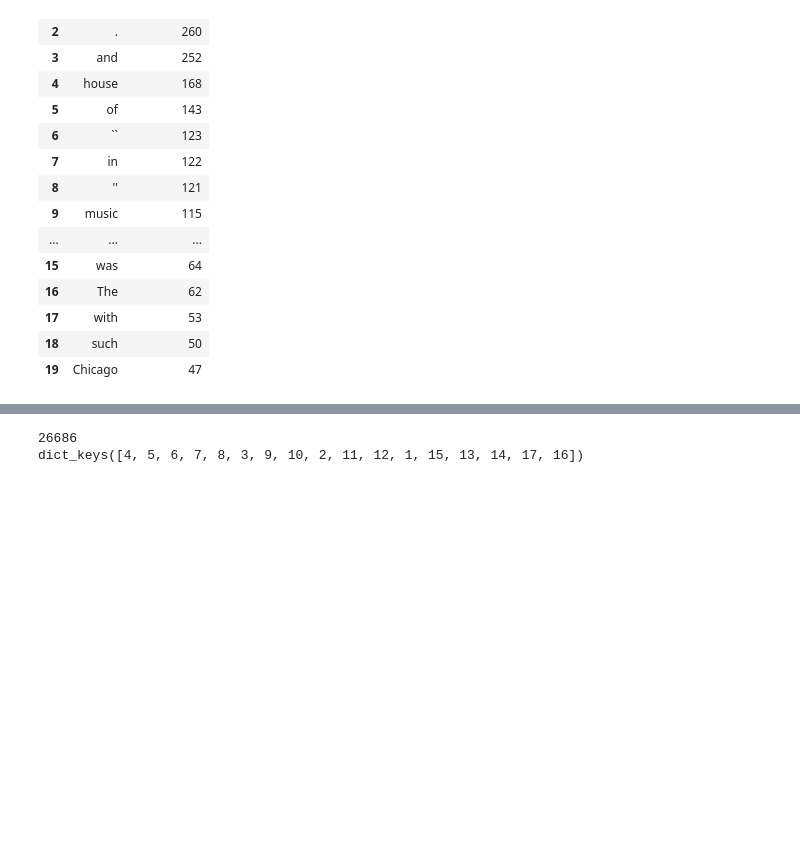
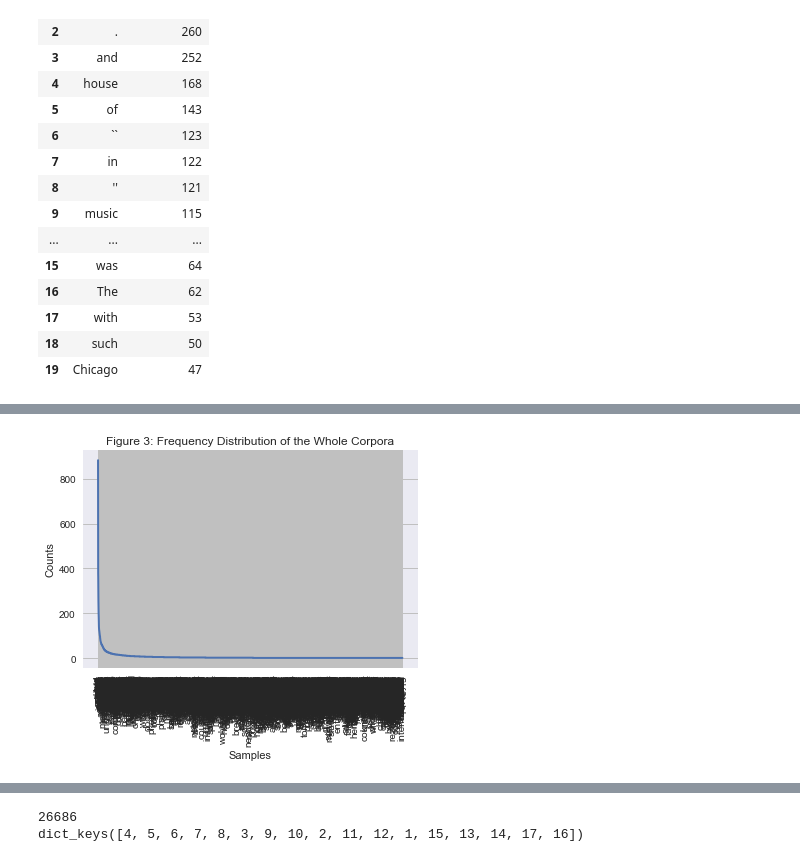
Before and after one commit to xywu-soc/content-analysis-2018, a Jupyter notebook: 2-Corpus-Linguistics/2-Corpus-Linguistics.ipynb, the cells around one changed output, grey strips where cells are left out. Cells and saved outputs as stored; diff of their text form; code cells hidden in the pictures; blank space fills up the shorter version.

```diff
--- a/2-Corpus-Linguistics/2-Corpus-Linguistics.ipynb
+++ b/2-Corpus-Linguistics/2-Corpus-Linguistics.ipynb
@@ -894,3 +905,11 @@ music_df
 | 3 | hip_hop_music | Hip hop music, also called hip-ho... | [Hip, hop, music, ,, also, called... | 14782 | [hip, hop, music, also, call, rap... | 7717 |
 | 4 | country_music | Country (or country and western) ... | [Country, (, or, country, and, we... | 13191 | [countri, countri, western, music... | 6882 |
 | 5 | popular_music | Popular music is music with wide ... | [Popular, music, is, music, with,... | 3634 | [popular, music, music, wide, app... | 1942 |
+# %%
+# Get frequency distribution, and plot
+# However, since there are too many words in the corpora, the plot would look ugly
+# Still, we could see the curved and dramatically declined distribution
+music_fdist = nltk.FreqDist(music_df['normalized_tokens'].sum())
+music_fdist.plot(title='Figure 3: Frequency Distribution of the Whole Corpora')
+# %% [output]
+[figure, added]
```
Also changed, not shown: parts of 40 cells of this notebook.
